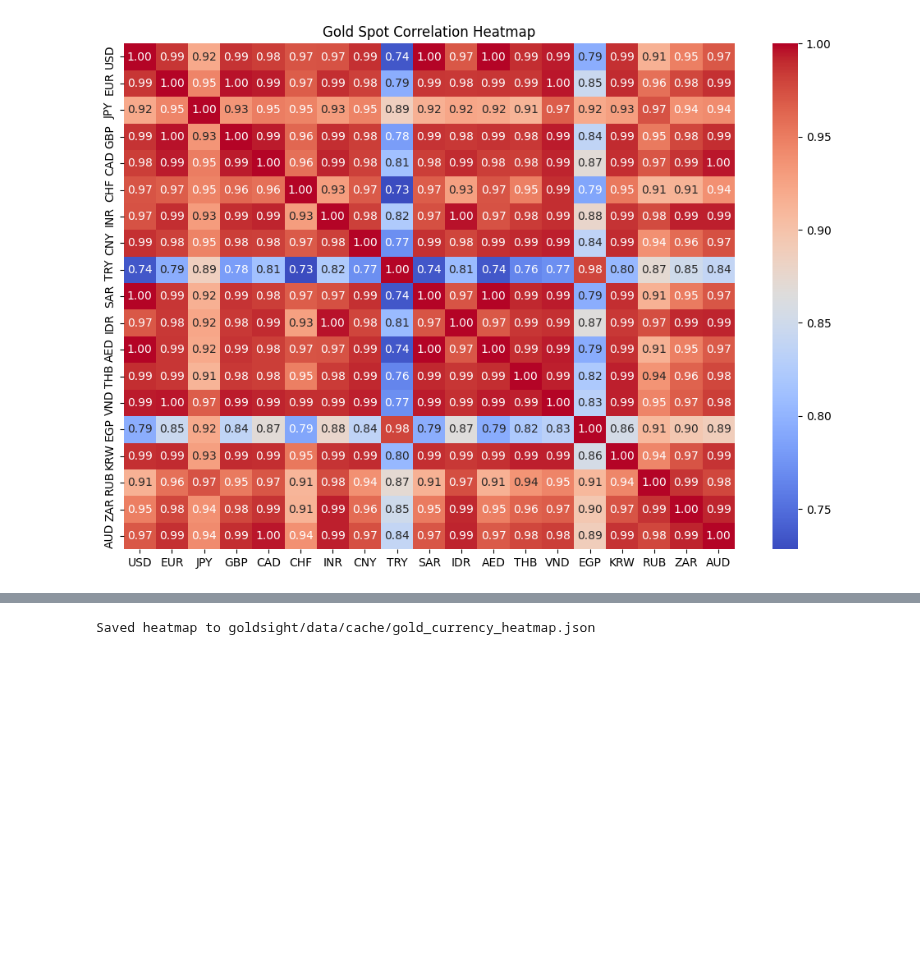
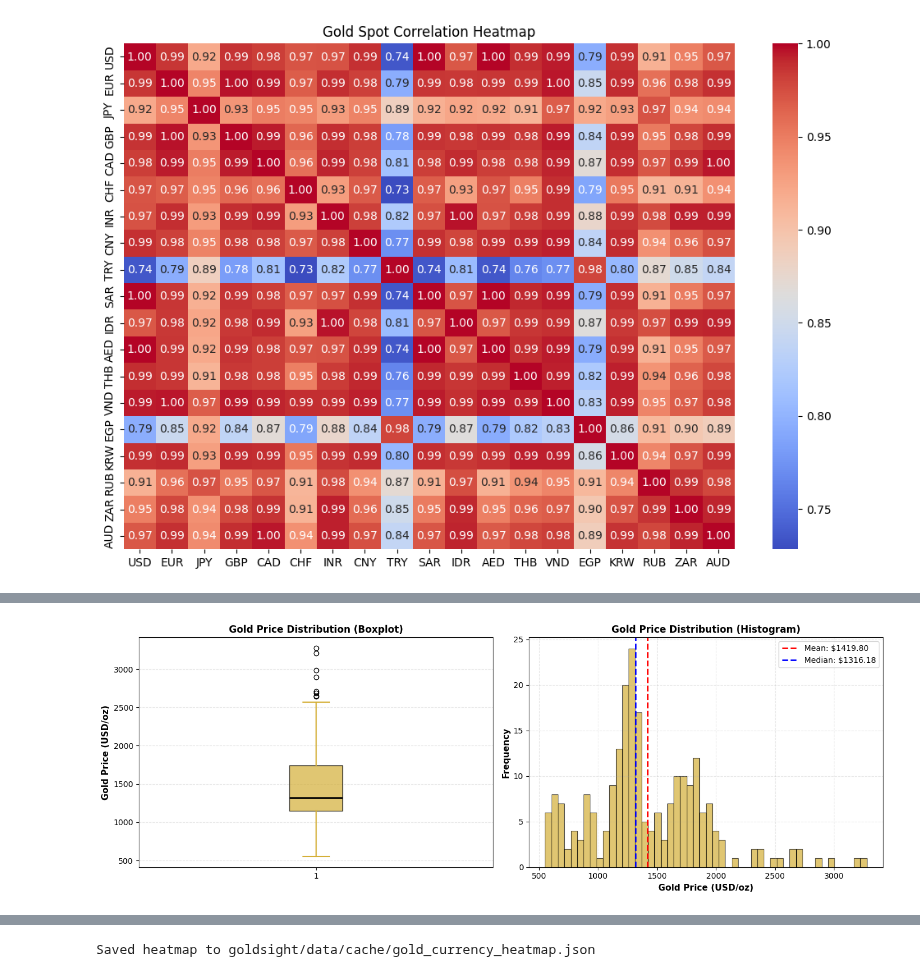
Before and after one commit to HuyPham171-hub/gold-price-prediction, a Jupyter notebook: notebooks/explore.ipynb, the cells around one changed output, grey strips where cells are left out. Cells and saved outputs as stored; diff of their text form; code cells hidden in the pictures; blank space fills up the shorter version.

```diff
--- a/notebooks/explore.ipynb
+++ b/notebooks/explore.ipynb
@@ -181,0 +242,29 @@ plt.show()
+# %%
+# 3. Gold Distribution Analysis
+fig, axes = plt.subplots(1, 2, figsize=(14, 5))
+
+gold_color = '#D4AF37'
+
+axes[0].boxplot(combined['Gold_Spot'], vert=True, patch_artist=True,
+                boxprops=dict(facecolor=gold_color, alpha=0.7),
+                medianprops=dict(color='black', linewidth=2),
+                whiskerprops=dict(color=gold_color, linewidth=1.5),
+                capprops=dict(color=gold_color, linewidth=1.5))
+axes[0].set_ylabel('Gold Price (USD/oz)', fontsize=11, fontweight='bold')
+axes[0].set_title('Gold Price Distribution (Boxplot)', fontsize=12, fontweight='bold')
+axes[0].grid(axis='y', alpha=0.3, linestyle='--')
+
+axes[1].hist(combined['Gold_Spot'], bins=50, color=gold_color, alpha=0.7, edgecolor='black', linewidth=0.8)
+axes[1].axvline(combined['Gold_Spot'].mean(), color='red', linestyle='--', linewidth=2, label=f"Mean: ${combined['Gold_Spot'].mean():.2f}")
+axes[1].axvline(combined['Gold_Spot'].median(), color='blue', linestyle='--', linewidth=2, label=f"Median: ${combined['Gold_Spot'].median():.2f}")
+axes[1].set_xlabel('Gold Price (USD/oz)', fontsize=11, fontweight='bold')
+axes[1].set_ylabel('Frequency', fontsize=11, fontweight='bold')
+axes[1].set_title('Gold Price Distribution (Histogram)', fontsize=12, fontweight='bold')
+axes[1].legend(loc='upper right', fontsize=10)
+axes[1].grid(alpha=0.3, linestyle='--')
+
+plt.tight_layout()
+plt.savefig(RESULT_DIR / "gold_distributions.png", dpi=300, bbox_inches='tight')
+plt.show()
+# %% [output]
+[figure, added]
```
Also changed, not shown: parts of 8 cells of this notebook, 29 other files.
